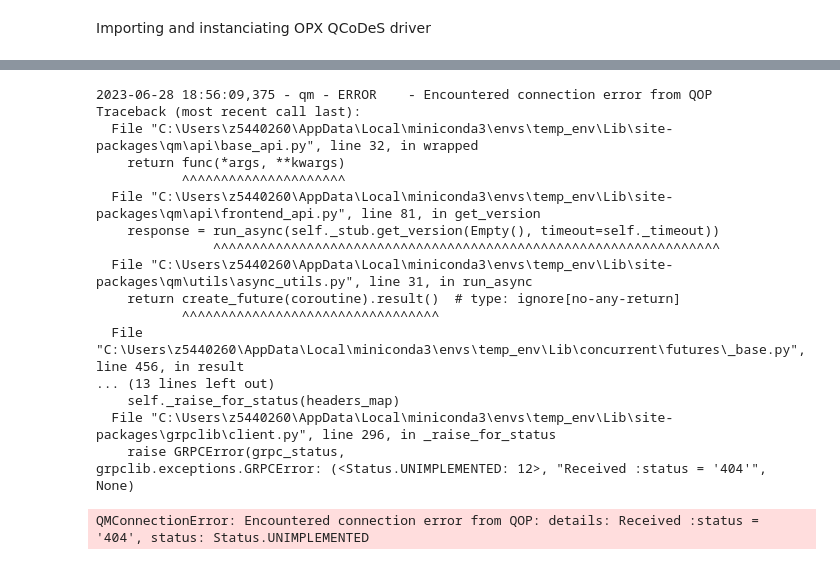
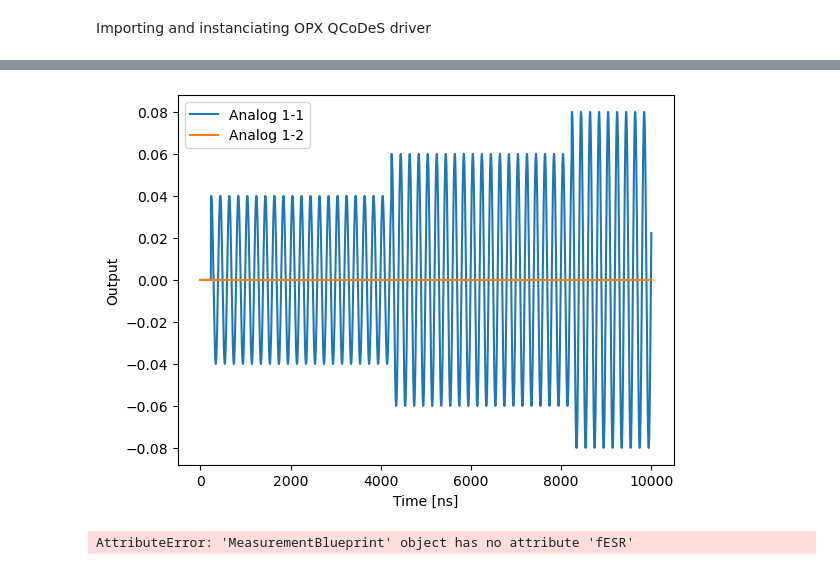
Before and after one commit to andncl/arbok, a Jupyter notebook: qcodes_opx_test/qc_opx_simulator.ipynb, the cells around one changed output, grey strips where cells are left out. Drawn from its saved outputs; the diff is of its cells as text; code cells hidden in the pictures.

```diff
--- a/qcodes_opx_test/qc_opx_simulator.ipynb
+++ b/qcodes_opx_test/qc_opx_simulator.ipynb
@@ -30,0 +25,6 @@ QMM = QuantumMachinesManager(
+# %%
+QMM = QuantumMachinesManager(
+    host='dzurak-6d066ea0.quantum-machines.co',
+    port=443,
+    credentials=create_credentials()
+)
@@ -43,2 +50,15 @@ from qualang_tools.external_frameworks.qcodes.opx_driver import OPX
+# %%
+with program() as prog1:
+    a = declare(fixed)
+    c = declare(fixed, value=0.4)
+
+    with for_(a, 0.2, a < 0.9, a + 0.1):
+            play("constPulse" * amp(a), "qe1")
+
+    save(c, "c")
 # %%
-QM = QMM.open_qm(dummy_config)
+job = QMM.simulate(dummy_config, prog1, SimulationConfig(duration=2500))
+
+samples = job.get_simulated_samples()
+samples.con1.plot()
+# %% [output]
@@ -45,38 +67,7 @@ QM = QMM.open_qm(dummy_config)
+[figure, added]
-# %%
-db_name = "QM_demo.db"  # Database name
-sample_name = "demo"  # Sample name
-exp_name = "OPX_qcodes_drivers"  # Experiment name
-
-db_file_path = os.path.join(os.getcwd(), db_name)
-qc.config.core.db_location = db_file_path
-initialise_or_create_database_at(db_file_path)
-experiment = load_or_create_experiment(
-    experiment_name=exp_name, sample_name=sample_name
-)
-
-station = qc.Station()
-opx_instrument = OPX(
-    dummy_config, name="OPX_demo",
-    host='dzurak-6d066ea0.quantum-machines.co',
-    port=443,
-)
-station.add_component(opx_instrument)
-# %% [output]
-2023-06-28 18:56:09,375 - qm - ERROR    - Encountered connection error from QOP
-Traceback (most recent call last):
-  File "C:\Users\z5440260\AppData\Local\miniconda3\envs\temp_env\Lib\site-packages\qm\api\base_api.py", line 32, in wrapped
-    return func(*args, **kwargs)
-           ^^^^^^^^^^^^^^^^^^^^^
-  File "C:\Users\z5440260\AppData\Local\miniconda3\envs\temp_env\Lib\site-packages\qm\api\frontend_api.py", line 81, in get_version
-    response = run_async(self._stub.get_version(Empty(), timeout=self._timeout))
-               ^^^^^^^^^^^^^^^^^^^^^^^^^^^^^^^^^^^^^^^^^^^^^^^^^^^^^^^^^^^^^^^^^
-  File "C:\Users\z5440260\AppData\Local\miniconda3\envs\temp_env\Lib\site-packages\qm\utils\async_utils.py", line 31, in run_async
-    return create_future(coroutine).result()  # type: ignore[no-any-return]
-           ^^^^^^^^^^^^^^^^^^^^^^^^^^^^^^^^^
-  File "C:\Users\z5440260\AppData\Local\miniconda3\envs\temp_env\Lib\concurrent\futures\_base.py", line 456, in result
-... (13 lines left out)
-    self._raise_for_status(headers_map)
-  File "C:\Users\z5440260\AppData\Local\miniconda3\envs\temp_env\Lib\site-packages\grpclib\client.py", line 296, in _raise_for_status
-    raise GRPCError(grpc_status,
-grpclib.exceptions.GRPCError: (<Status.UNIMPLEMENTED: 12>, "Received :status = '404'", None)
-QMConnectionError: Encountered connection error from QOP: details: Received :status = '404', status: Status.UNIMPLEMENTED
+# %%
+MB = MeasurementBlueprint()
+
+rf2v_prog = MB.run_sequence()
+# %% [output]
+AttributeError: 'MeasurementBlueprint' object has no attribute 'fESR'
```
Also changed, not shown: parts of 6 cells of this notebook, 2 other files.
